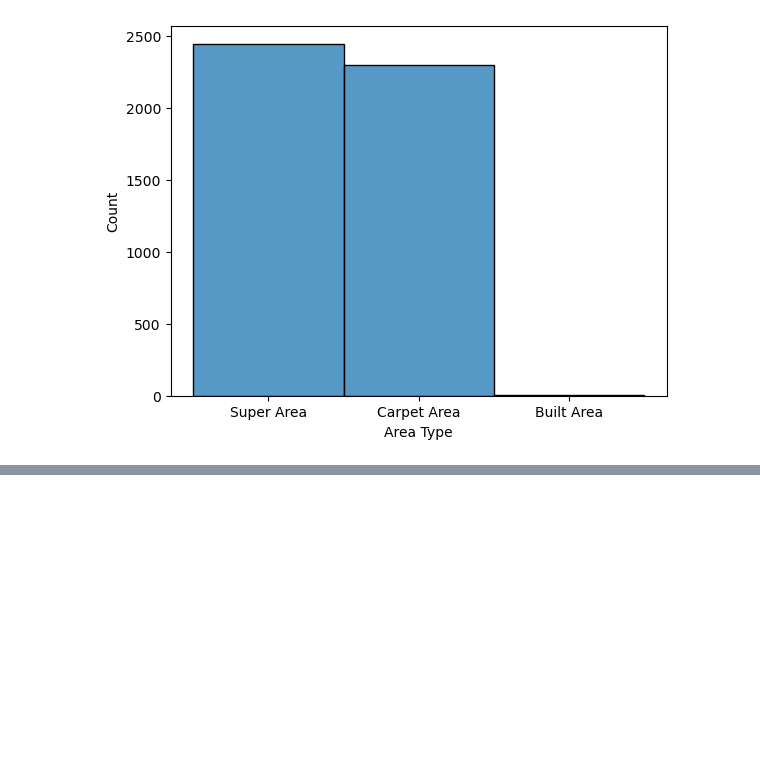
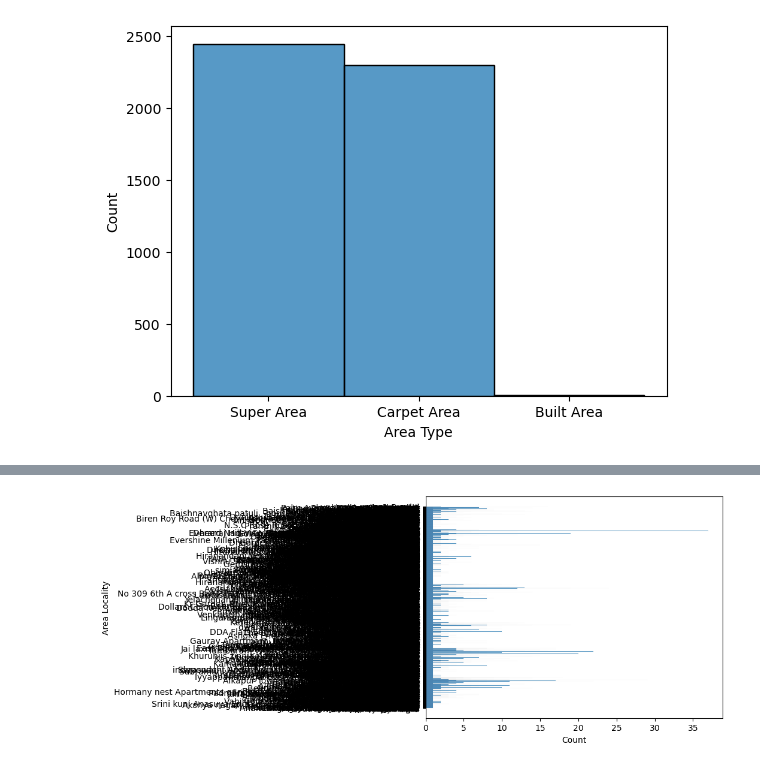
Before and after one commit to jbernalg/Learning_Data, a Jupyter notebook: Course_ML2/Semana_08/JeinffersonBernal_reto7_ML2.ipynb, the cells around one changed output, grey strips where cells are left out. Drawn from its saved outputs; the diff is of its cells as text; code cells hidden in the pictures; blank space fills up the shorter version.

```diff
--- a/Course_ML2/Semana_08/JeinffersonBernal_reto7_ML2.ipynb
+++ b/Course_ML2/Semana_08/JeinffersonBernal_reto7_ML2.ipynb
@@ -186,0 +205,4 @@ sns.histplot(df, x='Area Type');
+# %%
+sns.histplot(df, y='Area Locality');
+# %% [output]
+[figure, added]
```
Also changed, not shown: parts of 10 cells of this notebook.
